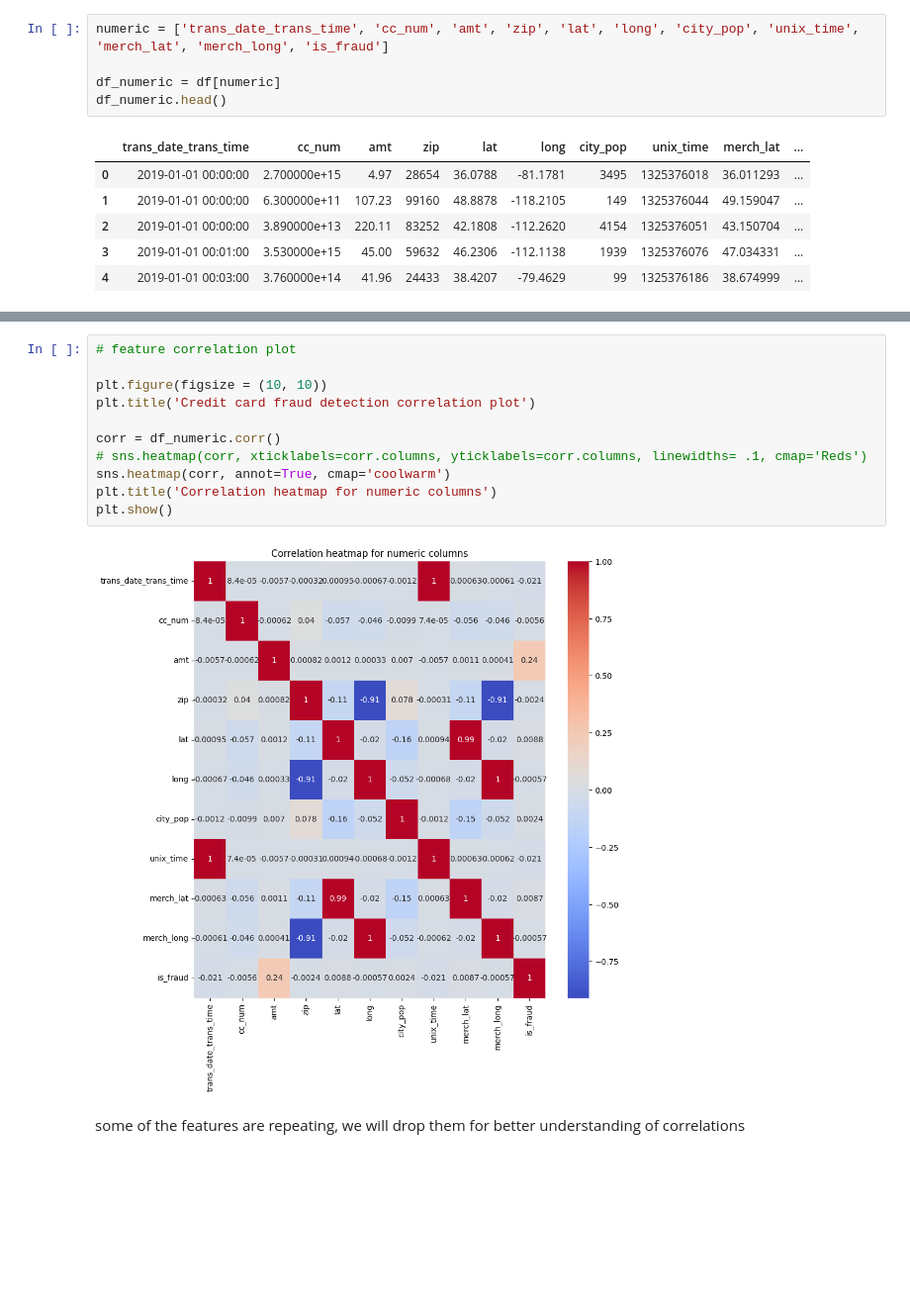
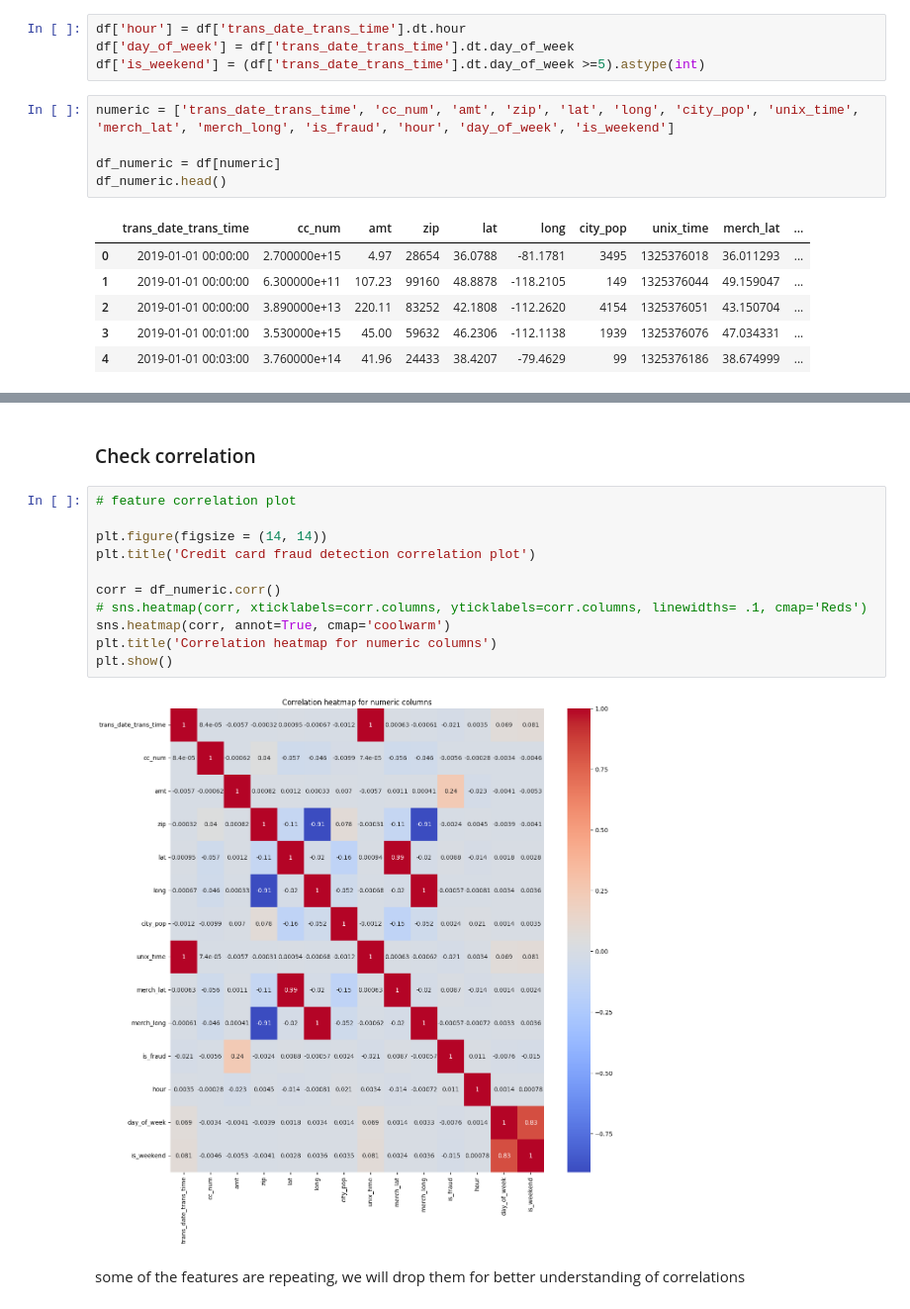
Before and after one commit to InspectorGoole/ML-project, a Jupyter notebook: detect.ipynb, the cells around one changed output, grey strips where cells are left out. Shown: that part at 99% size. Drawn from its saved outputs; the diff is of its cells as text; blank space fills up the shorter version.

```diff
--- a/detect.ipynb
+++ b/detect.ipynb
@@ -107,5 +118,9 @@ memory usage: 54.9+ MB
+# %%
+df['hour'] = df['trans_date_trans_time'].dt.hour
+df['day_of_week'] = df['trans_date_trans_time'].dt.day_of_week
+df['is_weekend'] = (df['trans_date_trans_time'].dt.day_of_week >=5).astype(int)
 # %%
-numeric = ['trans_date_trans_time', 'cc_num', 'amt', 'zip', 'lat', 'long', 'city_pop', 'unix_time', 'merch_lat', 'merch_long', 'is_fraud']
+numeric = ['trans_date_trans_time', 'cc_num', 'amt', 'zip', 'lat', 'long', 'city_pop', 'unix_time', 'merch_lat', 'merch_long', 'is_fraud', 'hour', 'day_of_week', 'is_weekend']
 
 df_numeric = df[numeric]
 df_numeric.head()
@@ -119,16 +173,18 @@ df_numeric.head()
+# %% [markdown]
+### Check correlation
 # %%
 # feature correlation plot
 
-plt.figure(figsize = (10, 10))
+plt.figure(figsize = (14, 14))
 plt.title('Credit card fraud detection correlation plot')
 
 corr = df_numeric.corr()
 # sns.heatmap(corr, xticklabels=corr.columns, yticklabels=corr.columns, linewidths= .1, cmap='Reds')
 sns.heatmap(corr, annot=True, cmap='coolwarm')
 plt.title('Correlation heatmap for numeric columns')
 plt.show()
 # %% [output]
-[figure, old version]
+[figure, new version]
 # %% [markdown]
 some of the features are repeating, we will drop them for better understanding of correlations
 # %%
```
Also changed, not shown: parts of 29 cells of this notebook.
